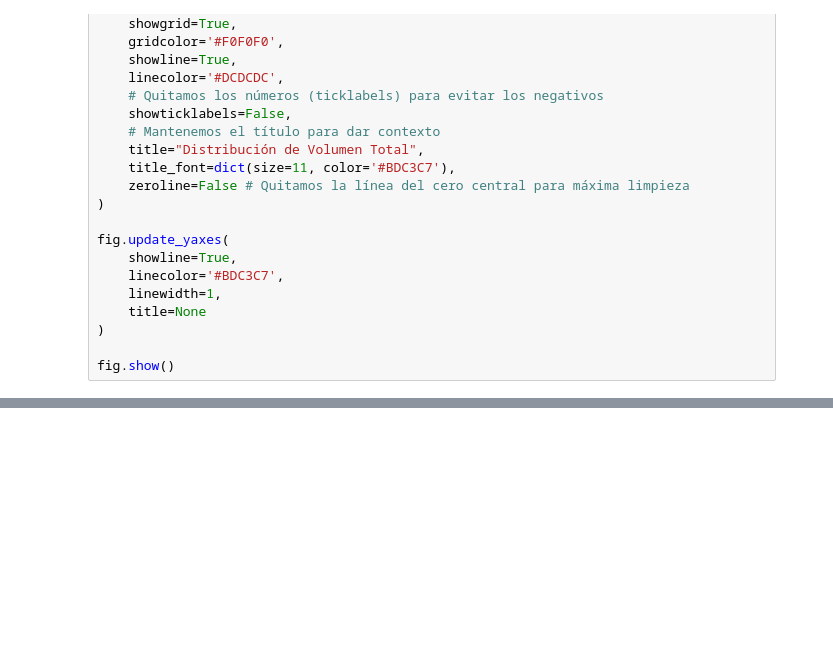
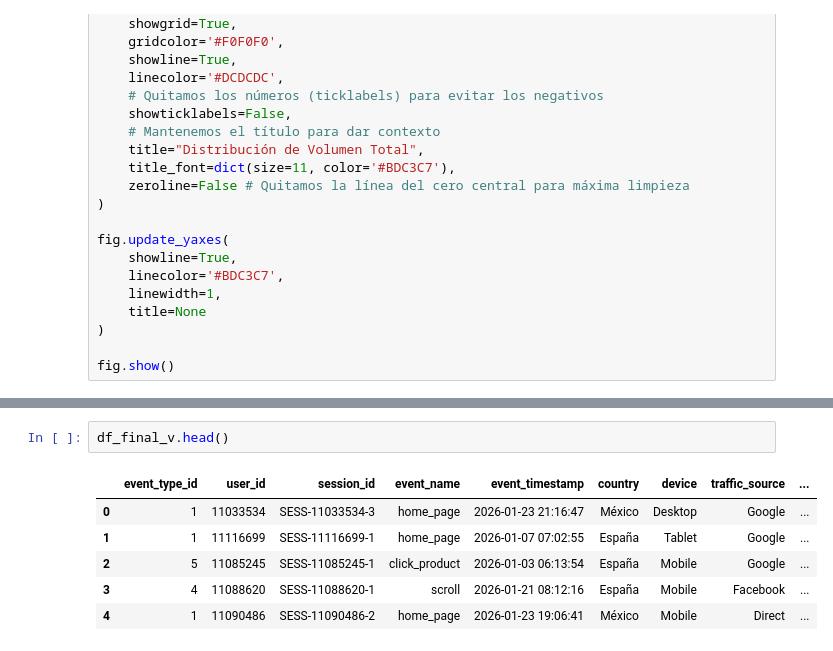
Before and after one commit to hector1994/e_commerce_funnel_data_generator, a Jupyter notebook: customer_journey_data_generator.ipynb, the cells around one changed output, grey strips where cells are left out. Saved outputs shown, nothing was run; the diff lists cells and outputs as text; blank space fills up the shorter version.

```diff
--- a/customer_journey_data_generator.ipynb
+++ b/customer_journey_data_generator.ipynb
@@ -290,0 +378,9 @@ fig.show()
+# %%
+df_final_v.head()
+# %% [output]
+|  | event_type_id | user_id | session_id | event_name | event_timestamp | country | device | traffic_source | ... |
+| 0 | 1 | 11033534 | SESS-11033534-3 | home_page | 2026-01-23 21:16:47 | México | Desktop | Google | ... |
+| 1 | 1 | 11116699 | SESS-11116699-1 | home_page | 2026-01-07 07:02:55 | España | Tablet | Google | ... |
+| 2 | 5 | 11085245 | SESS-11085245-1 | click_product | 2026-01-03 06:13:54 | España | Mobile | Google | ... |
+| 3 | 4 | 11088620 | SESS-11088620-1 | scroll | 2026-01-21 08:12:16 | España | Mobile | Facebook | ... |
+| 4 | 1 | 11090486 | SESS-11090486-2 | home_page | 2026-01-23 19:06:41 | México | Mobile | Direct | ... |
```
Also changed, not shown: parts of 6 cells of this notebook.
